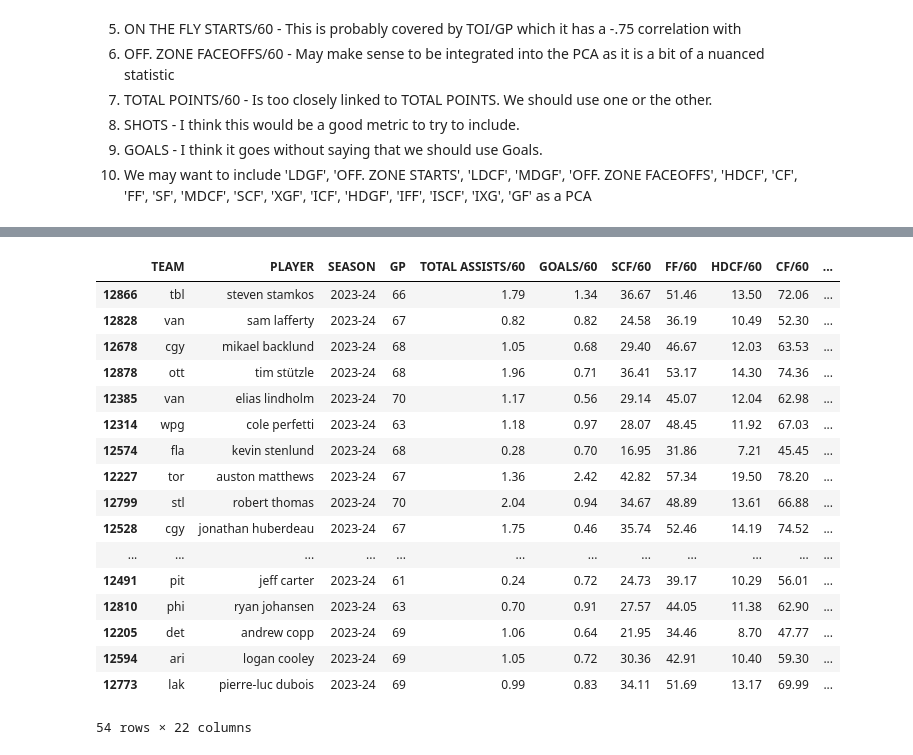
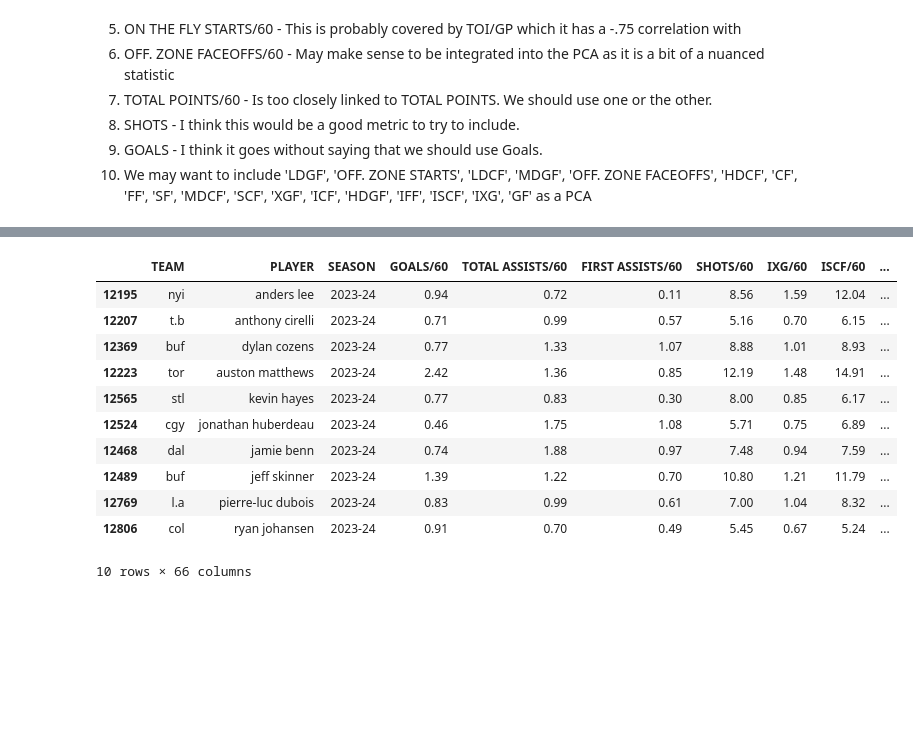
Before and after one commit to MichaelKuby/CMPT733_CapstoneProject_NHLPlayerValue, a Jupyter notebook: Hockey_Salary_Research/Script/5_ModelTraining/0_F_Model_Train_LR.ipynb, the cells around one changed output, grey strips where cells are left out. Drawn from its saved outputs; the diff is of its cells as text; code cells hidden in the pictures; blank space fills up the shorter version.

```diff
--- a/Hockey_Salary_Research/Script/5_ModelTraining/0_F_Model_Train_LR.ipynb
+++ b/Hockey_Salary_Research/Script/5_ModelTraining/0_F_Model_Train_LR.ipynb
@@ -101,27 +79,14 @@ data.columns.tolist()
 # %%
 # THE FOLLOWING CELL UTILIZES SEQUENTIAL FEATURE SELECTION USING SequentialFeatureSelector from sklearn.feature_selection
 
-forwards = data[data['POSITION'].isin(['r', 'l', 'c, l', 'c', 'l, r', 'c, r'])]
+forwards = data[data['POSITION'].isin(['r', 'l', 'c, l', 'c', 'l, r', 'c, r'])].copy()
 
 # Select only players with 60 or more games played
-forwards = forwards[(forwards['GP'] >= 41)]
-
-# Remove players from season 2023-24
-forwards = forwards[(forwards['SEASON'] != '2023-24')]
-
-# Remove outliers
-test_train_data = forwards
+test_train_data = forwards[(forwards['GP'] >= 41)]
 
 # Get all numerical features from test_train_data that do not have NaN values
 numerical_features = test_train_data.select_dtypes(include=['float64', 'int64']).columns[test_train_data.select_dtypes(include=['float64', 'int64']).isnull().sum() == 0]
-numerical_features = numerical_features.drop(['CAP HIT',
-                                            'AAV',
-                                            'SALARY',
-                                            'BASE SALARY',
-                                            'S.BONUS',
-                                            'P.BONUS',
-                                            'SALARY CAP',
-                                            'SALARY CAP PERCENTAGE'])
+numerical_features = numerical_features.drop(['GP', 'AAV', 'SALARY CAP PERCENTAGE', 'SALARY CAP'])
 
 # Define transformers for the numerical features
 transformers = [
@@ -144,7 +109,7 @@ pipeline = Pipeline(steps=[
 ])
 
 # Split your data
-X = test_train_data[numerical_features]  # Ensure these are the features before any dropping
+X = test_train_data[numerical_features]
 y = test_train_data['SALARY CAP PERCENTAGE']
 
 X_train, X_test, y_train, y_test = train_test_split(X, y, test_size=0.2, random_state=42)
@@ -158,4 +123,15 @@ y_pred = pipeline.predict(X_test)
 # Calculate MSE
 mse = mean_squared_error(y_test, y_pred)
 print(f'Mean Squared Error: {mse}')
+
+# Assuming your pipeline is named 'pipeline' and has been fitted
+sfs = pipeline.named_steps['sfs']  # Access the fitted SFS object from the pipeline
+
+# Get the boolean mask of selected features
+selected_features_mask = sfs.get_support()
+
+# Apply this mask to the feature names to get the list of selected features
+selected_features = numerical_features[selected_features_mask]
+
+print("Selected features:", list(selected_features))
 # %% [output]
@@ -163,8 +140,10 @@ Mean Squared Error: 0.0002440516163624797
 # %%
 coefficients = pipeline.named_steps['regressor'].coef_
-feature_names = numerical_features
-coefficient_names = feature_names
+coefficient_names = list(selected_features)
+
+used_features = []
 
 for name, coef in zip(coefficient_names, coefficients):
     print(f'{name}: {coef}')
+    used_features.append(name)
 # %% [output]
@@ -208,6 +187,7 @@ forwards['AAV'] = convert_to_dollars(forwards, 'AAV')
 forwards['DIFF'] = convert_to_dollars(forwards, 'DIFF')
 # %%
 # Display the full record of the top 20 players based on 'PRED_SALARY_PERCENTAGE'
-top_20 = forwards.sort_values('PRED_SALARY_PERCENTAGE', ascending=False).head(20)
-top_20[['PLAYER', 'SEASON', 'AAV', 'PRED_AAV', 'DIFF', 'PRED_SALARY_PERCENTAGE']]
+top_20 = forwards[forwards['GP'] > 21].sort_values('PRED_SALARY_PERCENTAGE', ascending=False).head(10)
+display_features = ['PLAYER', 'SEASON'] + used_features + ['AAV', 'PRED_AAV', 'DIFF', 'SALARY CAP PERCENTAGE', 'PRED_SALARY_PERCENTAGE']
+top_20[display_features]
 # %% [output]
@@ -298,22 +275,16 @@ top_players[['TEAM'] + display_features + ['Differential']]
 # %%
 # Show all players who have a negative differential
-filtered_data[filtered_data['Differential'] < 0][['TEAM'] + display_features + ['Differential']]
+filtered_data[filtered_data['Differential'] < 0][['TEAM'] + display_features + ['Differential']].tail(10)
 # %% [output]
-|  | TEAM | PLAYER | SEASON | GP | TOTAL ASSISTS/60 | GOALS/60 | SCF/60 | FF/60 | HDCF/60 | CF/60 | ... |
-| 12866 | tbl | steven stamkos | 2023-24 | 66 | 1.79 | 1.34 | 36.67 | 51.46 | 13.50 | 72.06 | ... |
-| 12828 | van | sam lafferty | 2023-24 | 67 | 0.82 | 0.82 | 24.58 | 36.19 | 10.49 | 52.30 | ... |
-| 12678 | cgy | mikael backlund | 2023-24 | 68 | 1.05 | 0.68 | 29.40 | 46.67 | 12.03 | 63.53 | ... |
-| 12878 | ott | tim stützle | 2023-24 | 68 | 1.96 | 0.71 | 36.41 | 53.17 | 14.30 | 74.36 | ... |
-| 12385 | van | elias lindholm | 2023-24 | 70 | 1.17 | 0.56 | 29.14 | 45.07 | 12.04 | 62.98 | ... |
-| 12314 | wpg | cole perfetti | 2023-24 | 63 | 1.18 | 0.97 | 28.07 | 48.45 | 11.92 | 67.03 | ... |
-| 12574 | fla | kevin stenlund | 2023-24 | 68 | 0.28 | 0.70 | 16.95 | 31.86 | 7.21 | 45.45 | ... |
-| 12227 | tor | auston matthews | 2023-24 | 67 | 1.36 | 2.42 | 42.82 | 57.34 | 19.50 | 78.20 | ... |
-| 12799 | stl | robert thomas | 2023-24 | 70 | 2.04 | 0.94 | 34.67 | 48.89 | 13.61 | 66.88 | ... |
-| 12528 | cgy | jonathan huberdeau | 2023-24 | 67 | 1.75 | 0.46 | 35.74 | 52.46 | 14.19 | 74.52 | ... |
-| ... | ... | ... | ... | ... | ... | ... | ... | ... | ... | ... | ... |
-| 12491 | pit | jeff carter | 2023-24 | 61 | 0.24 | 0.72 | 24.73 | 39.17 | 10.29 | 56.01 | ... |
-| 12810 | phi | ryan johansen | 2023-24 | 63 | 0.70 | 0.91 | 27.57 | 44.05 | 11.38 | 62.90 | ... |
-| 12205 | det | andrew copp | 2023-24 | 69 | 1.06 | 0.64 | 21.95 | 34.46 | 8.70 | 47.77 | ... |
-| 12594 | ari | logan cooley | 2023-24 | 69 | 1.05 | 0.72 | 30.36 | 42.91 | 10.40 | 59.30 | ... |
-| 12773 | lak | pierre-luc dubois | 2023-24 | 69 | 0.99 | 0.83 | 34.11 | 51.69 | 13.17 | 69.99 | ... |
+|  | TEAM | PLAYER | SEASON | GOALS/60 | TOTAL ASSISTS/60 | FIRST ASSISTS/60 | SHOTS/60 | IXG/60 | ISCF/60 | ... |
+| 12195 | nyi | anders lee | 2023-24 | 0.94 | 0.72 | 0.11 | 8.56 | 1.59 | 12.04 | ... |
+| 12207 | t.b | anthony cirelli | 2023-24 | 0.71 | 0.99 | 0.57 | 5.16 | 0.70 | 6.15 | ... |
+| 12369 | buf | dylan cozens | 2023-24 | 0.77 | 1.33 | 1.07 | 8.88 | 1.01 | 8.93 | ... |
+| 12223 | tor | auston matthews | 2023-24 | 2.42 | 1.36 | 0.85 | 12.19 | 1.48 | 14.91 | ... |
+| 12565 | stl | kevin hayes | 2023-24 | 0.77 | 0.83 | 0.30 | 8.00 | 0.85 | 6.17 | ... |
+| 12524 | cgy | jonathan huberdeau | 2023-24 | 0.46 | 1.75 | 1.08 | 5.71 | 0.75 | 6.89 | ... |
+| 12468 | dal | jamie benn | 2023-24 | 0.74 | 1.88 | 0.97 | 7.48 | 0.94 | 7.59 | ... |
+| 12489 | buf | jeff skinner | 2023-24 | 1.39 | 1.22 | 0.70 | 10.80 | 1.21 | 11.79 | ... |
+| 12769 | l.a | pierre-luc dubois | 2023-24 | 0.83 | 0.99 | 0.61 | 7.00 | 1.04 | 8.32 | ... |
+| 12806 | col | ryan johansen | 2023-24 | 0.91 | 0.70 | 0.49 | 5.45 | 0.67 | 5.24 | ... |
-54 rows × 22 columns
+10 rows × 66 columns
```
Also changed, not shown: parts of 14 cells of this notebook, 9 other files.
